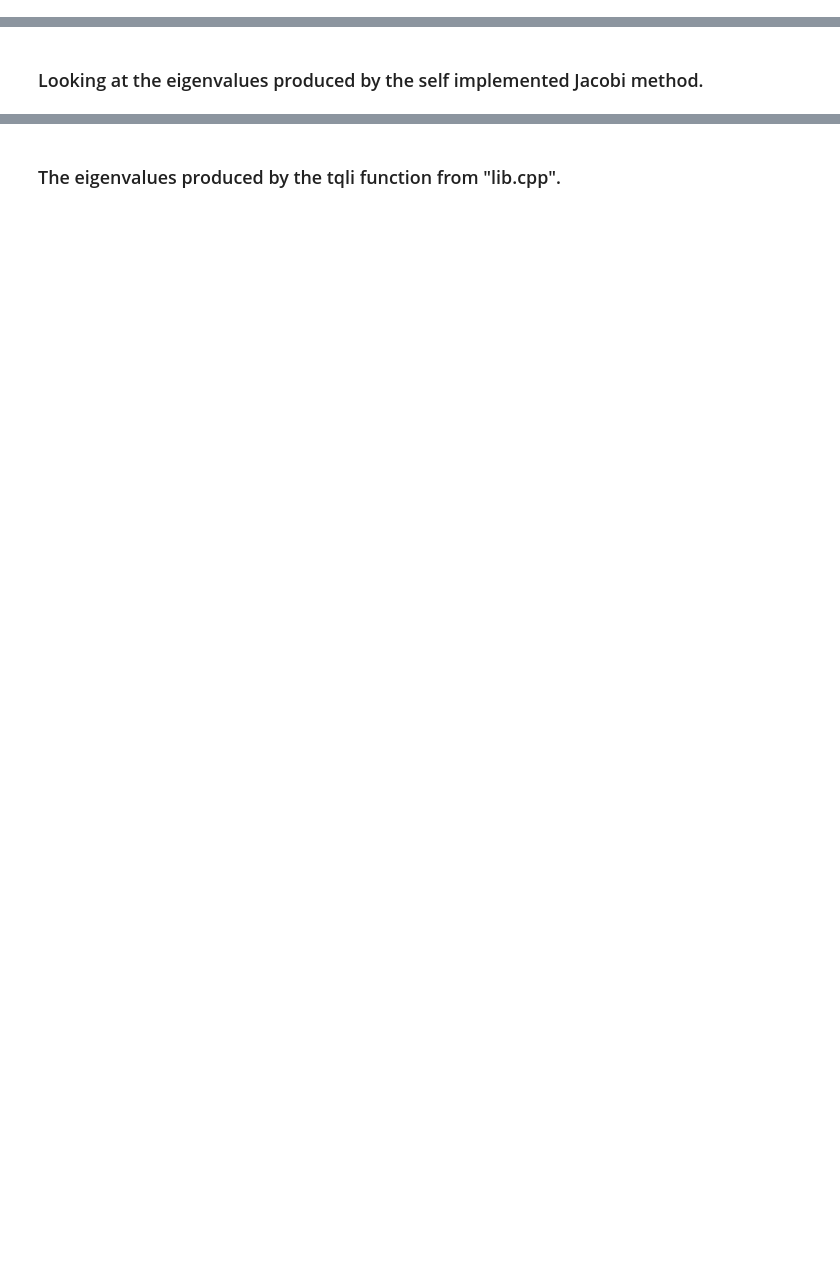
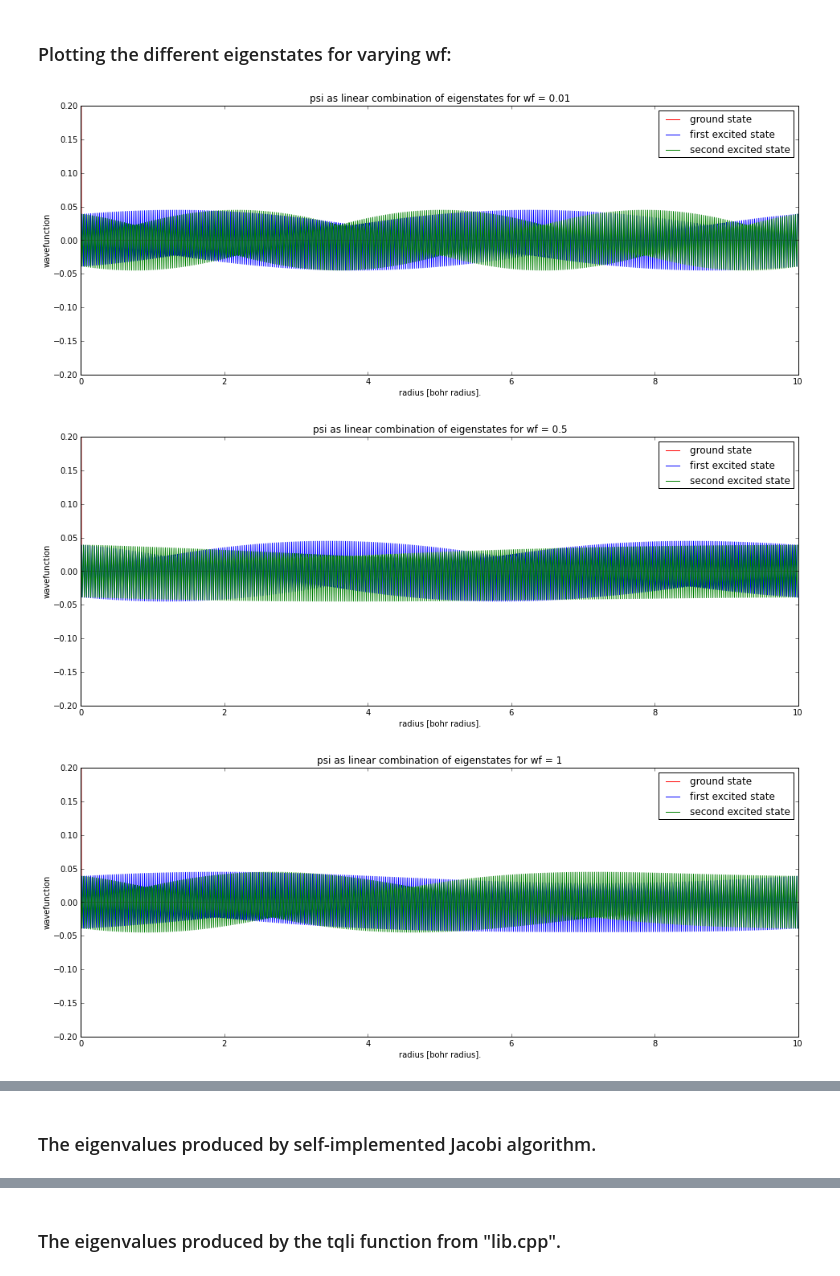
Before and after one commit to wholmen/FYS3150-Project-2, a Jupyter notebook: build-Jacobi-Desktop-Debug/FYS3150 Project 2.ipynb, the cells around one changed output, grey strips where cells are left out. Cells and saved outputs as stored; diff of their text form; code cells hidden in the pictures; blank space fills up the shorter version.

```diff
--- a/build-Jacobi-Desktop-Debug/FYS3150 Project 2.ipynb
+++ b/build-Jacobi-Desktop-Debug/FYS3150 Project 2.ipynb
@@ -29,0 +55,9 @@ $h$ is defined as $\frac{\rho _{max}}{N}$, and $\rho _{max} = \frac{1}{\alpha}
+# %% [markdown]
+### Plotting the different eigenstates for varying wf:
+# %%
+from pylab import *
+plotfunction(1); plotfunction(2); plotfunction(3); plotfunction(4); plotfunction(5)
+# %% [output]
+[figure, added]
+[figure, added]
+[figure, added]
@@ -30,5 +66,5 @@ $h$ is defined as $\frac{\rho _{max}}{N}$, and $\rho _{max} = \frac{1}{\alpha}
 # %% [markdown]
-### Looking at the eigenvalues produced by the self implemented Jacobi method.
+### The eigenvalues produced by self-implemented Jacobi algorithm.
 # %%
 from pylab import *
 title = "Jacobi.txt"
```
Also changed, not shown: parts of 12 cells of this notebook, 14 other files.
